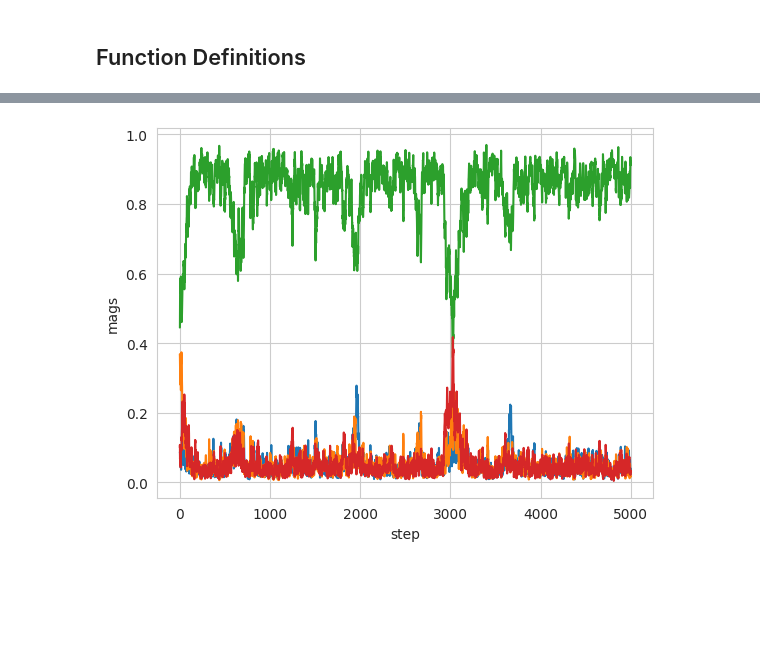
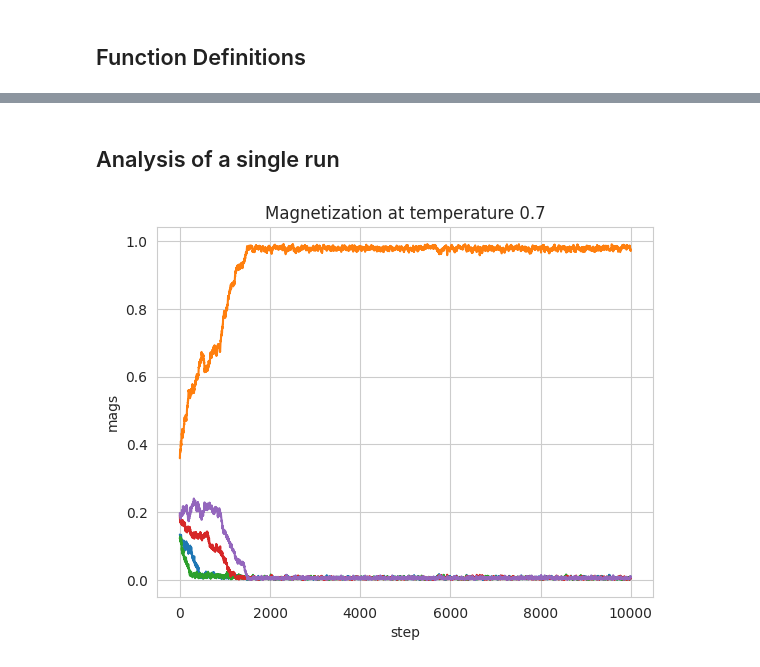
Before and after one commit to DarioFi/Potts-model-phase-transitions, a Jupyter notebook: Potts_ferromagnetic_dario.ipynb, the cells around one changed output, grey strips where cells are left out. Drawn from its saved outputs; the diff is of its cells as text; code cells hidden in the pictures; blank space fills up the shorter version.

```diff
--- a/Potts_ferromagnetic_dario.ipynb
+++ b/Potts_ferromagnetic_dario.ipynb
@@ -239,0 +240,22 @@ t = 0.9
+# %%
+q = 5  # number of states per site
+J = 1  # ferromagnetic interaction strength
+avgs = []
+en_history = {}
+mag_history = {}
+prob_history = {}
+n_accepted = {}
+# burnin = 7 * 10 ** 5
+burnin = 4 * 10 ** 6
+# nstep = 5 * 10 ** 6
+nstep = 10 ** 7
+
+# temps for q = 5
+temps = [0.3, 0.7, 0.75, 0.8, 0.83, 0.85, 0.9, 0.95, 1.0, 1.1, 1.2, 1.5]
+
+tempo = time.time()
+for t in temps:
+    print(f'temperature: {t}')
+    MCMC(L, q, t, nstep, burnin, J, keep_history=False)  # seed 42
+    print(f"Passed: {time.time() - tempo}")
+    tempo = time.time()
@@ -240,11 +308,28 @@ t = 0.9
+# %% [markdown]
+## Analysis of a single run
+# %%
+t = 0.7
+avgs = []
+en_history = {}
+mag_history = {}
+prob_history = {}
+n_accepted = {}
+
+# burnin = 5 * 10 ** 5
+burnin = 10 ** 5
+nstep = 10 ** 7
+MCMC(L, q, t, nstep, burnin, J, keep_history=True)
 # %%
 # print magnetization evolution in time
 mag_history[t] = np.array(mag_history[t]).T
 
 for i in range(q):
     plt.plot(mag_history[t][i] / N, label=i)
 plt.xlabel('step')
 plt.ylabel('mags')
+plt.title(f"Magnetization at temperature {t}")
 plt.show()
+# ci starebbe dire che qui il behaviour non è ancora caotico, a .91 L=40 vince una magnetizzazione anche se con tanto rumore.
+# a .92 invece è già quasi caotico (tende a vincere una m ma a tratti si flippano e cmq toccano il 66% di solito) q=4
 # %% [output]
-[figure, old version]
+[figure, new version]
```
Also changed, not shown: parts of 20 cells of this notebook, 1 other file.
